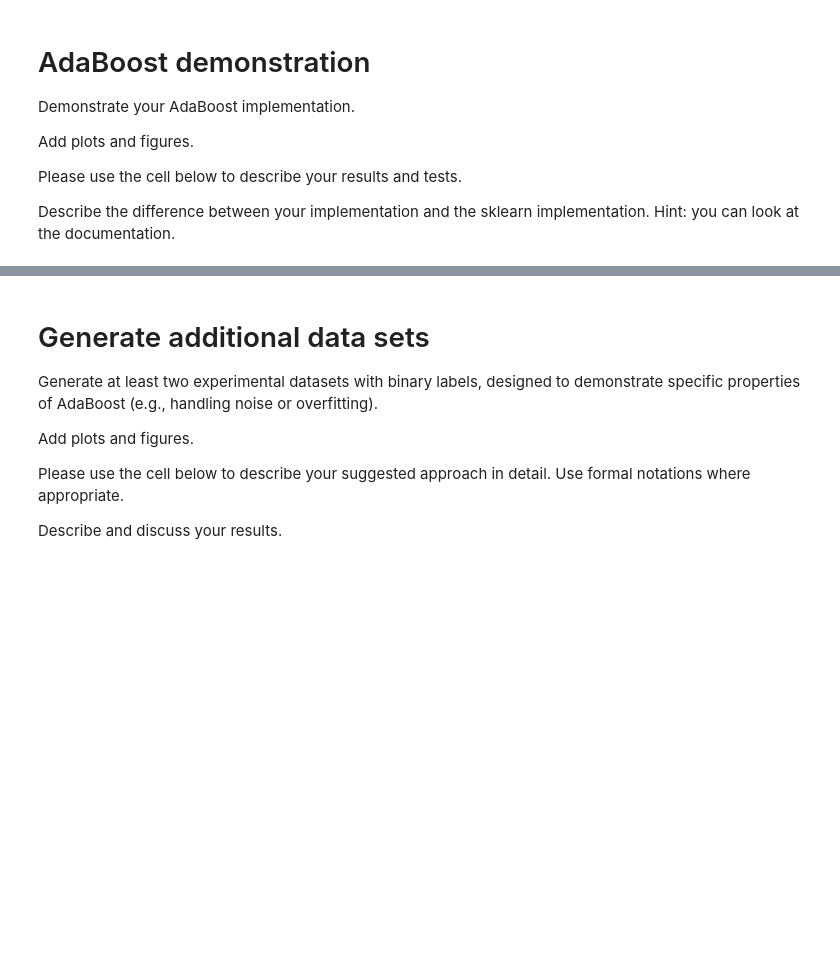
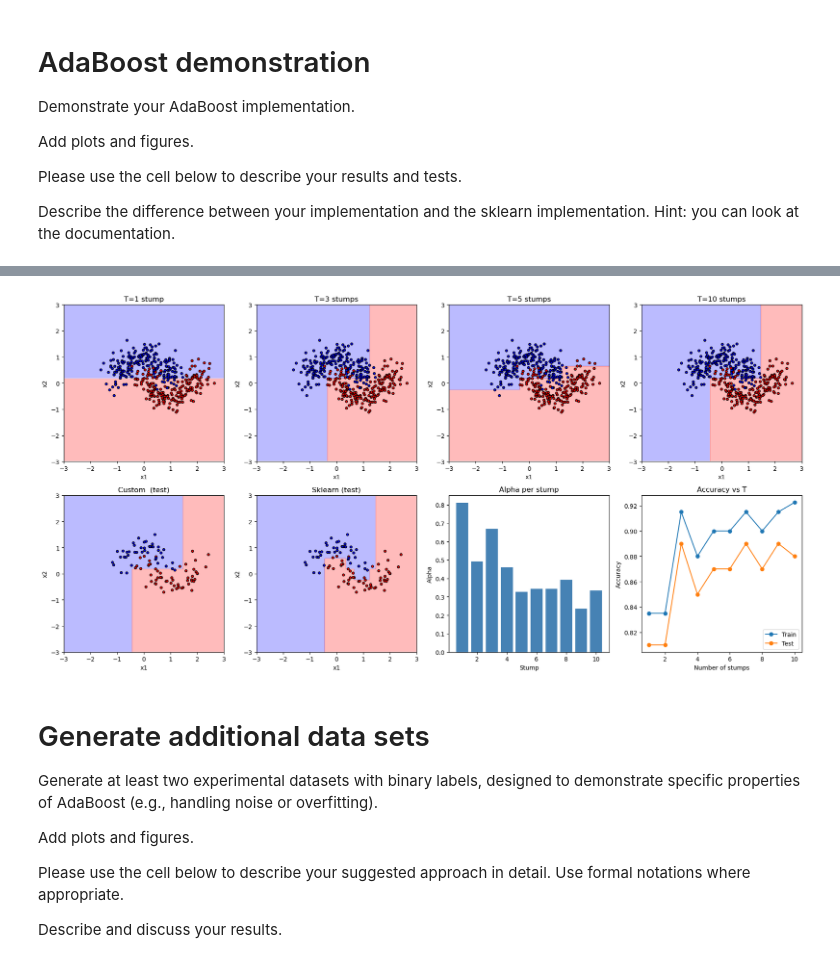
Before and after one commit to davidavivb/AdvancedML_Hw2, a Jupyter notebook: HW2_Boosting.ipynb, the cells around one changed output, grey strips where cells are left out. Drawn from its saved outputs; the diff is of its cells as text; code cells hidden in the pictures; blank space fills up the shorter version.

```diff
--- a/HW2_Boosting.ipynb
+++ b/HW2_Boosting.ipynb
@@ -329,6 +212,89 @@ sklearn_model = AdaBoostClassifier(n_estimators=10, random_state=42)
 
 # Your code here
 
-custom_model.fit(X, y)
-custom_model.predict(X)
+X_train, X_test, y_train, y_test = train_test_split(X, y, test_size=0.2, random_state=42)
+
+custom_model.fit(X_train, y_train)
+sklearn_model.fit(X_train, np.where(y_train == -1, 0, 1))
+
+
+custom_preds  = custom_model.predict(X_test)
+sklearn_preds = np.where(sklearn_model.predict(X_test) == 0, -1, 1)
+
+print(f"Custom  accuracy: {accuracy_score(y_test, custom_preds)}")
+print(f"Sklearn accuracy: {accuracy_score(y_test, sklearn_preds)}")
+
+
+
+
+
+def plot_boundary(ax, model, X, y, title, is_sklearn=False):
+    xx, yy = np.meshgrid(np.linspace(-3, 3, 300), np.linspace(-3, 3, 300))
+    grid = np.c_[xx.ravel(), yy.ravel()]
+
+    if is_sklearn:
+        zz = np.where(model.predict(grid) == 0, -1, 1).reshape(xx.shape)
+    else:
+        zz = model.predict(grid).reshape(xx.shape)
+
+    ax.contourf(xx, yy, zz, alpha=0.3, cmap='bwr')
+    ax.scatter(X[:, 0], X[:, 1], c=y, cmap='bwr', edgecolors='k', s=15)
+    ax.set_title(title)
+    ax.set_xlabel("x1")
+    ax.set_ylabel("x2")
+
+
+def plot_stump_progression(axes, model, X, y):
+    """Plot decision boundary as stumps are added one by one."""
+    for ax, t in zip(axes, [1, 3, 5, 10]):
+        xx, yy = np.meshgrid(np.linspace(-3, 3, 300), np.linspace(-3, 3, 300))
+        grid = np.c_[xx.ravel(), yy.ravel()]
+
+        H = sum(
+            alpha * model._stump_predict(grid, m)
+            for alpha, m in zip(model.alphas[:t], model.models[:t])
+        )
+        zz = np.sign(H).reshape(xx.shape)
+
+        ax.contourf(xx, yy, zz, alpha=0.3, cmap='bwr')
+        ax.scatter(X[:, 0], X[:, 1], c=y, cmap='bwr', edgecolors='k', s=15)
+        ax.set_title(f"T={t} stump{'s' if t > 1 else ''}")
+        ax.set_xlabel("x1")
+        ax.set_ylabel("x2")
+
+
+fig, axes = plt.subplots(2, 4, figsize=(18, 9))
+
+# Row 1: stump progression on train data
+plot_stump_progression(axes[0], custom_model, X_train, y_train)
+
+# Row 2: final boundaries (custom vs sklearn) on test data + alpha bar chart
+plot_boundary(axes[1][0], custom_model,  X_test, y_test, "Custom  (test)")
+plot_boundary(axes[1][1], sklearn_model, X_test, y_test, "Sklearn (test)", is_sklearn=True)
+
+# Alpha weights per stump
+axes[1][2].bar(range(1, len(custom_model.alphas) + 1), custom_model.alphas, color='steelblue')
+axes[1][2].set_title("Alpha per stump")
+axes[1][2].set_xlabel("Stump")
+axes[1][2].set_ylabel("Alpha")
+
+# Train vs test accuracy as T grows
+train_accs, test_accs = [], []
+for t in range(1, len(custom_model.alphas) + 1):
+    H_train = sum(a * custom_model._stump_predict(X_train, m)
+                  for a, m in zip(custom_model.alphas[:t], custom_model.models[:t]))
+    H_test  = sum(a * custom_model._stump_predict(X_test,  m)
+                  for a, m in zip(custom_model.alphas[:t], custom_model.models[:t]))
+    train_accs.append(accuracy_score(y_train, np.sign(H_train)))
+    test_accs.append(accuracy_score(y_test,  np.sign(H_test)))
+
+axes[1][3].plot(range(1, len(train_accs) + 1), train_accs, label='Train', marker='o')
+axes[1][3].plot(range(1, len(test_accs)  + 1), test_accs,  label='Test',  marker='o')
+axes[1][3].set_title("Accuracy vs T")
+axes[1][3].set_xlabel("Number of stumps")
+axes[1][3].set_ylabel("Accuracy")
+axes[1][3].legend()
+
+plt.tight_layout()
+plt.show()
 # %% [output]
@@ -352,3 +303,4 @@ array([ 1.,  1.,  1.,  1.,  1.,  1.,  1.,  1.,  1.,  1.,  1.,  1.,  1.,
+[figure, added]
 # %% [markdown]
 # Generate additional data sets
 Generate at least two experimental datasets with binary labels, designed to demonstrate specific properties of AdaBoost (e.g., handling noise or overfitting).
```
Also changed, not shown: parts of 7 cells of this notebook.
